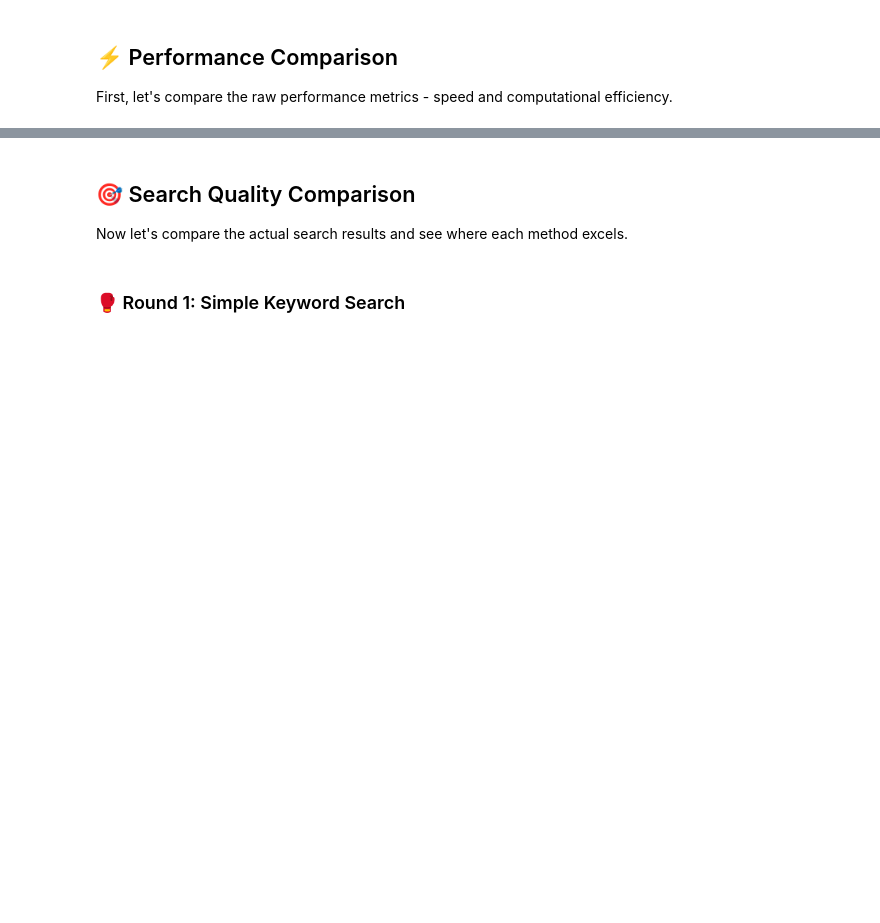
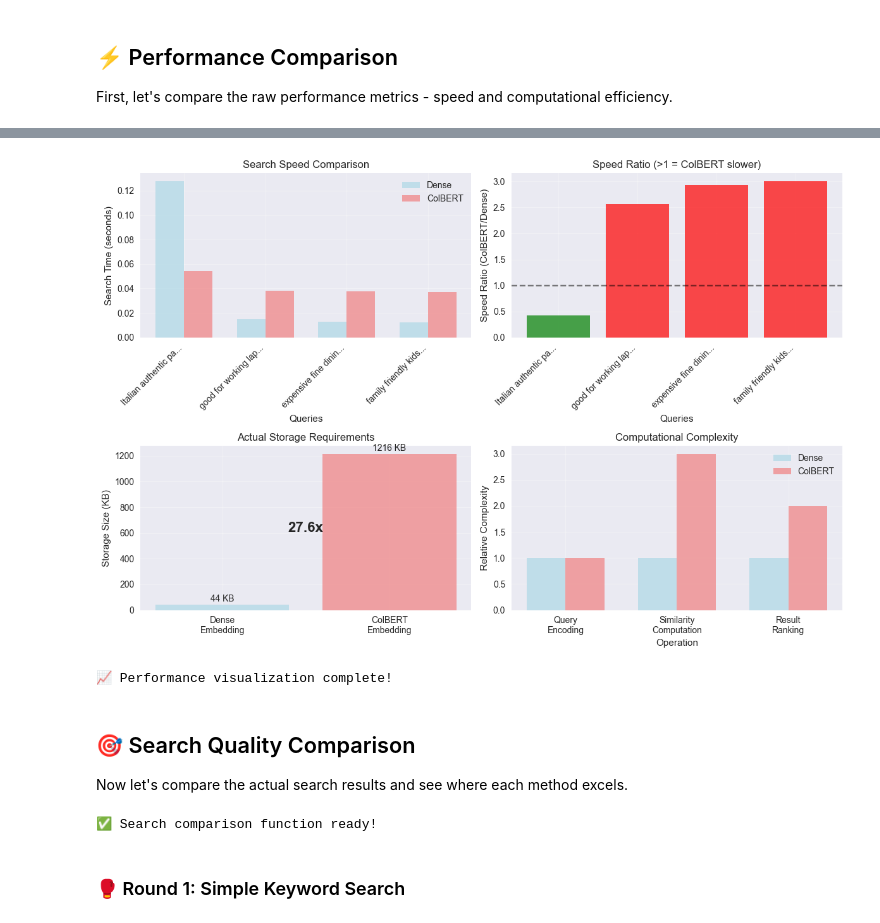
Before and after one commit to recalibr-ai/advanced-rag-experimentation, a Jupyter notebook: notebooks/ColBERT/4-Search-Comparison.ipynb, the cells around one changed output, grey strips where cells are left out. Drawn from its saved outputs; the diff is of its cells as text; code cells hidden in the pictures; blank space fills up the shorter version.

Commit message:
colbertv2

```diff
--- a/notebooks/ColBERT/4-Search-Comparison.ipynb
+++ b/notebooks/ColBERT/4-Search-Comparison.ipynb
@@ -78,8 +88,8 @@ colbert_model = models.ColBERT(
     device=device_for_colbert
 )
 
-# Load ColBERT table
-colbert_table_name = "colbert_restaurant_reviews"
+# Load ColBERT table - using correct table name from notebook 3
+colbert_table_name = "colbert_reviews"  # Fixed: was "colbert_restaurant_reviews"
 if colbert_table_name in db.table_names():
     colbert_table = db.open_table(colbert_table_name)
     print(f"✅ ColBERT table loaded: {len(colbert_table)} records")
@@ -167,6 +185,10 @@ def colbert_search(query: str, top_k: int = 3) -> Tuple[List[SearchResult], floa
     # Encode query with ColBERT
     query_embeddings = colbert_model.encode([query], is_query=True)[0]
 
+    # Convert to tensor if needed
+    if isinstance(query_embeddings, np.ndarray):
+        query_embeddings = torch.tensor(query_embeddings, dtype=torch.float32)
+
     # Get all documents
     all_docs = colbert_table.to_pandas()
 
@@ -174,7 +196,20 @@ def colbert_search(query: str, top_k: int = 3) -> Tuple[List[SearchResult], floa
 
     # Compute MaxSim for each document
     for _, row in all_docs.iterrows():
-        doc_embeddings = torch.tensor(row['embeddings'], dtype=torch.float32)
+        # Fixed: Use 'token_embeddings' field from notebook 3
+        doc_embeddings_data = row['token_embeddings']
+
+        # Convert to proper tensor format
+        if isinstance(doc_embeddings_data, list):
+            doc_embeddings = torch.tensor(doc_embeddings_data, dtype=torch.float32)
+        elif isinstance(doc_embeddings_data, np.ndarray):
+            # Handle numpy arrays (possibly of objects)
+            if doc_embeddings_data.dtype == object:
+                doc_embeddings = torch.tensor(doc_embeddings_data.tolist(), dtype=torch.float32)
+            else:
+                doc_embeddings = torch.tensor(doc_embeddings_data, dtype=torch.float32)
+        else:
+            doc_embeddings = torch.tensor(list(doc_embeddings_data), dtype=torch.float32)
 
         # Compute similarity matrix
         similarity_matrix = torch.matmul(query_embeddings, doc_embeddings.T)
@@ -364,44 +438,52 @@ plt.title('Speed Ratio (>1 = ColBERT slower)')
 plt.xticks(rotation=45, ha='right')
 plt.grid(True, alpha=0.3)
 
-# Memory usage comparison (theoretical)
+# Memory usage comparison - ACTUAL values from notebook 3
 plt.subplot(2, 2, 3)
 methods = ['Dense\nEmbedding', 'ColBERT\nEmbedding']
-memory_usage = [0.12, 1.2]  # Example values in MB
+storage_kb = [44, 1216]  # Actual values from disk usage
+storage_mb = [s/1024 for s in storage_kb]  # Convert to MB for display
 colors = ['lightblue', 'lightcoral']
 
-bars = plt.bar(methods, memory_usage, color=colors, alpha=0.7)
-plt.ylabel('Memory Usage (MB)')
-plt.title('Storage Requirements')
+bars = plt.bar(methods, storage_kb, color=colors, alpha=0.7)
+plt.ylabel('Storage Size (KB)')
+plt.title('Actual Storage Requirements')
 plt.grid(True, alpha=0.3)
 
-for bar, usage in zip(bars, memory_usage):
-    plt.text(bar.get_x() + bar.get_width()/2, bar.get_height() + 0.01,
-             f'{usage:.1f} MB', ha='center', va='bottom')
+for bar, size in zip(bars, storage_kb):
+    plt.text(bar.get_x() + bar.get_width()/2, bar.get_height() + 10,
+             f'{size} KB', ha='center', va='bottom')
+
+# Add ratio annotation
+plt.text(0.5, max(storage_kb)*0.5, f'{storage_kb[1]/storage_kb[0]:.1f}x',
+         ha='center', fontsize=16, fontweight='bold')
 
 # Computational complexity
 plt.subplot(2, 2, 4)
 operations = ['Query\nEncoding', 'Similarity\nComputation', 'Result\nRanking']
 dense_ops = [1, 1, 1]  # Normalized complexity
 colbert_ops = [1, 3, 2]  # Higher due to MaxSim
 
 x = np.arange(len(operations))
 width = 0.35
 
 plt.bar(x - width/2, dense_ops, width, label='Dense', alpha=0.7, color='lightblue')
 plt.bar(x + width/2, colbert_ops, width, label='ColBERT', alpha=0.7, color='lightcoral')
 
 plt.xlabel('Operation')
 plt.ylabel('Relative Complexity')
 plt.title('Computational Complexity')
 plt.xticks(x, operations)
 plt.legend()
 plt.grid(True, alpha=0.3)
 
 plt.tight_layout()
 plt.show()
 
 print("📈 Performance visualization complete!")
+# %% [output]
+[figure, added]
+📈 Performance visualization complete!
 # %% [markdown]
 ## 🎯 Search Quality Comparison
 
@@ -472,6 +554,8 @@ def compare_search_results(query: str, top_k: int = 3) -> ComparisonMetrics:
     )
 
 print("✅ Search comparison function ready!")
+# %% [output]
+✅ Search comparison function ready!
 # %% [markdown]
 ### 🥊 Round 1: Simple Keyword Search
 # %%
```
Also changed, not shown: parts of 16 cells of this notebook, 2 other files.
